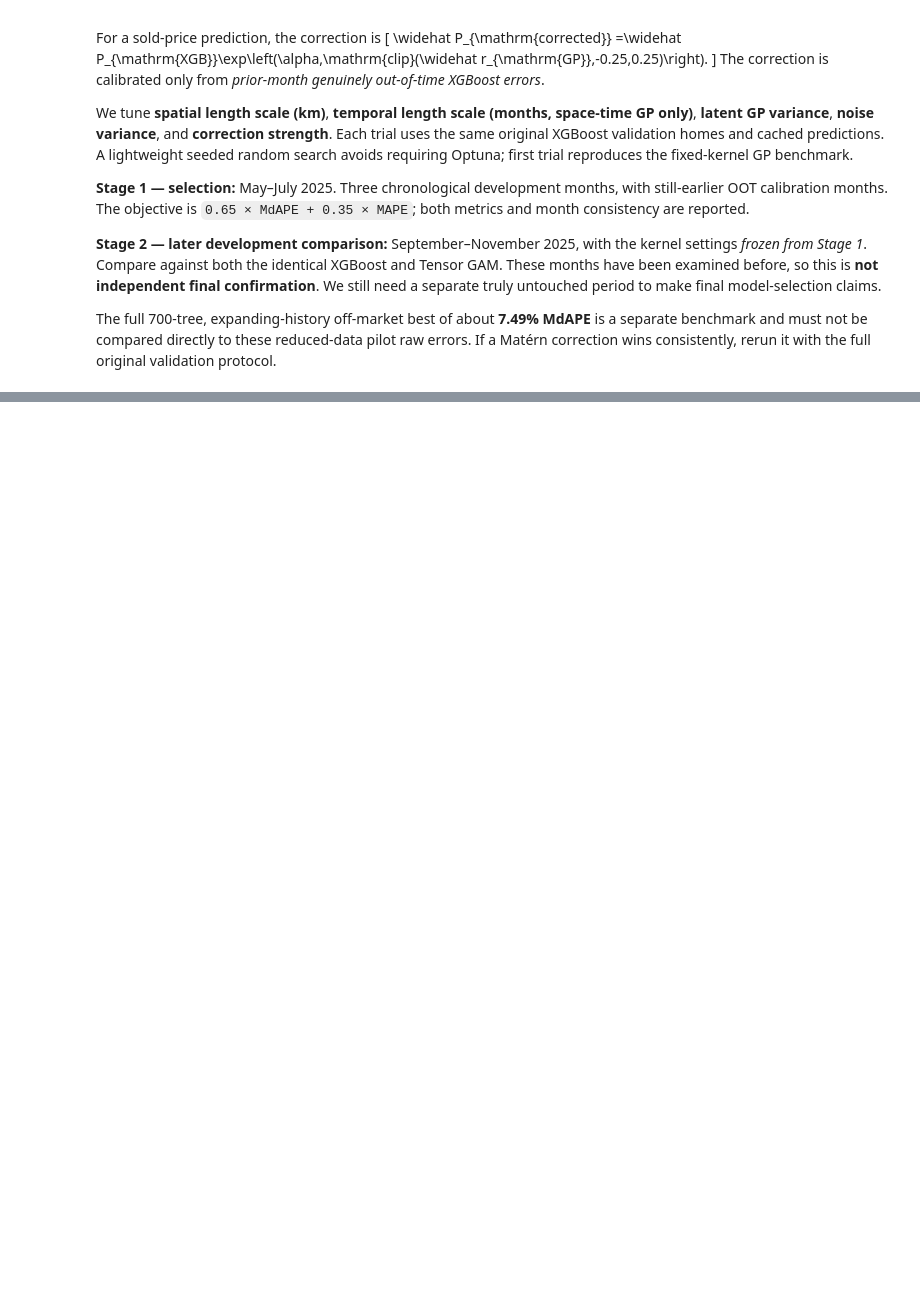
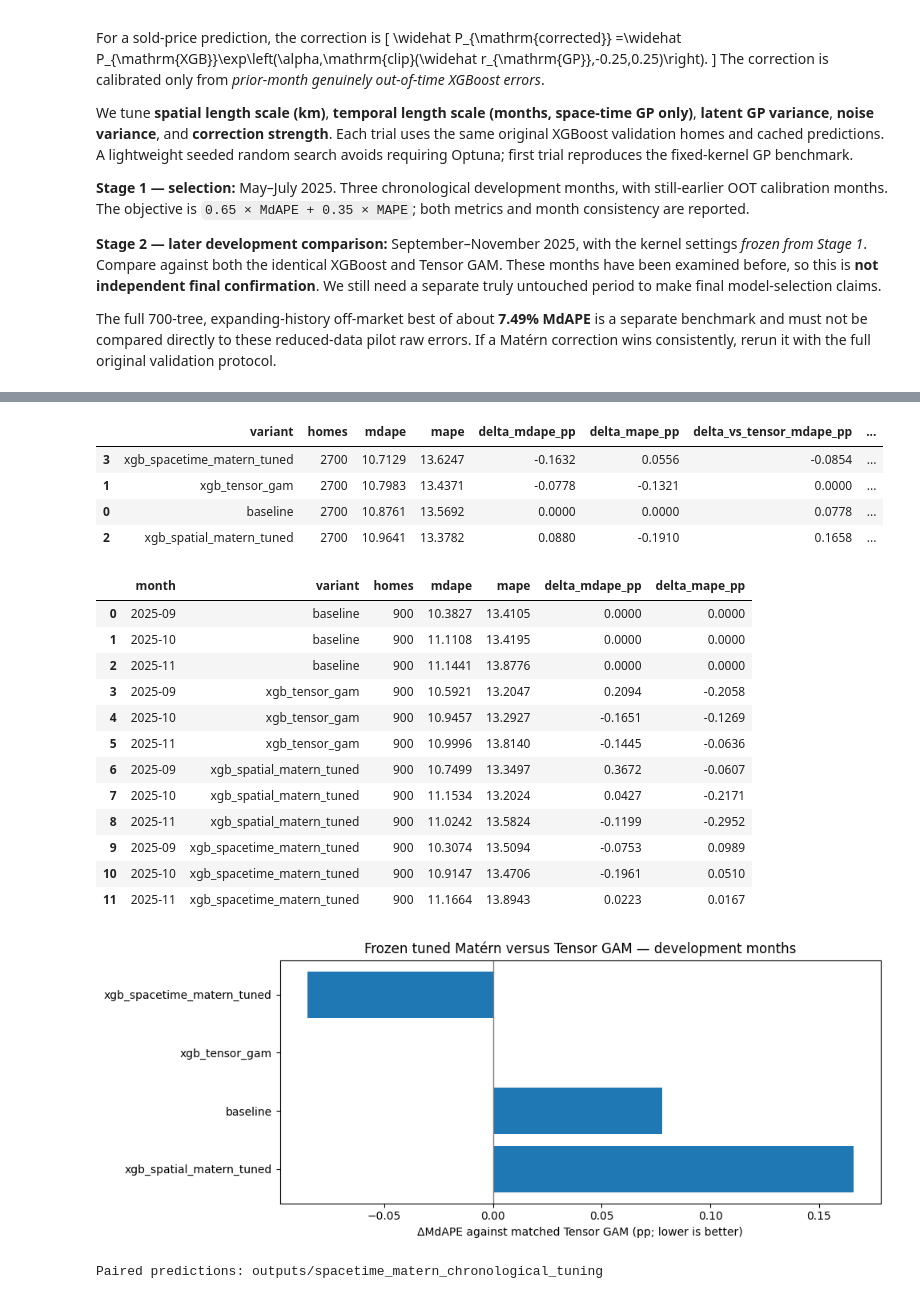
Before and after one commit to HiddenL123/SSU-Data-Dash-hdnl-comp, a Jupyter notebook: spacetime_fast.ipynb, the cells around one changed output, grey strips where cells are left out. Drawn from its saved outputs; the diff is of its cells as text; code cells hidden in the pictures; blank space fills up the shorter version.

```diff
--- a/spacetime_fast.ipynb
+++ b/spacetime_fast.ipynb
@@ -642,7 +675,7 @@ if RUN_MATERN_TUNING:
 # %%
 # Matérn vs Tensor GAM on LATER development months.
 # Enable only after kernel selection has finished above.
-RUN_MATERN_LATER_COMPARISON = False
+RUN_MATERN_LATER_COMPARISON = True
 
 if RUN_MATERN_LATER_COMPARISON:
     matern_pooled, matern_monthly, matern_predictions = (
@@ -675,3 +708,4 @@ if RUN_MATERN_LATER_COMPARISON:
     fig.tight_layout()
     plt.show()
     print("Paired predictions:", MATERN_SETTINGS["output_dir"])
+# %% [output]
@@ -677,0 +729,20 @@ if RUN_MATERN_LATER_COMPARISON:
+|  | variant | homes | mdape | mape | delta_mdape_pp | delta_mape_pp | delta_vs_tensor_mdape_pp | ... |
+| 3 | xgb_spacetime_matern_tuned | 2700 | 10.7129 | 13.6247 | -0.1632 | 0.0556 | -0.0854 | ... |
+| 1 | xgb_tensor_gam | 2700 | 10.7983 | 13.4371 | -0.0778 | -0.1321 | 0.0000 | ... |
+| 0 | baseline | 2700 | 10.8761 | 13.5692 | 0.0000 | 0.0000 | 0.0778 | ... |
+| 2 | xgb_spatial_matern_tuned | 2700 | 10.9641 | 13.3782 | 0.0880 | -0.1910 | 0.1658 | ... |
+|  | month | variant | homes | mdape | mape | delta_mdape_pp | delta_mape_pp |
+| 0 | 2025-09 | baseline | 900 | 10.3827 | 13.4105 | 0.0000 | 0.0000 |
+| 1 | 2025-10 | baseline | 900 | 11.1108 | 13.4195 | 0.0000 | 0.0000 |
+| 2 | 2025-11 | baseline | 900 | 11.1441 | 13.8776 | 0.0000 | 0.0000 |
+| 3 | 2025-09 | xgb_tensor_gam | 900 | 10.5921 | 13.2047 | 0.2094 | -0.2058 |
+| 4 | 2025-10 | xgb_tensor_gam | 900 | 10.9457 | 13.2927 | -0.1651 | -0.1269 |
+| 5 | 2025-11 | xgb_tensor_gam | 900 | 10.9996 | 13.8140 | -0.1445 | -0.0636 |
+| 6 | 2025-09 | xgb_spatial_matern_tuned | 900 | 10.7499 | 13.3497 | 0.3672 | -0.0607 |
+| 7 | 2025-10 | xgb_spatial_matern_tuned | 900 | 11.1534 | 13.2024 | 0.0427 | -0.2171 |
+| 8 | 2025-11 | xgb_spatial_matern_tuned | 900 | 11.0242 | 13.5824 | -0.1199 | -0.2952 |
+| 9 | 2025-09 | xgb_spacetime_matern_tuned | 900 | 10.3074 | 13.5094 | -0.0753 | 0.0989 |
+| 10 | 2025-10 | xgb_spacetime_matern_tuned | 900 | 10.9147 | 13.4706 | -0.1961 | 0.0510 |
+| 11 | 2025-11 | xgb_spacetime_matern_tuned | 900 | 11.1664 | 13.8943 | 0.0223 | 0.0167 |
+[figure, added]
+Paired predictions: outputs/spacetime_matern_chronological_tuning
```
Also changed, not shown: parts of 3 cells of this notebook, 5 other files.
